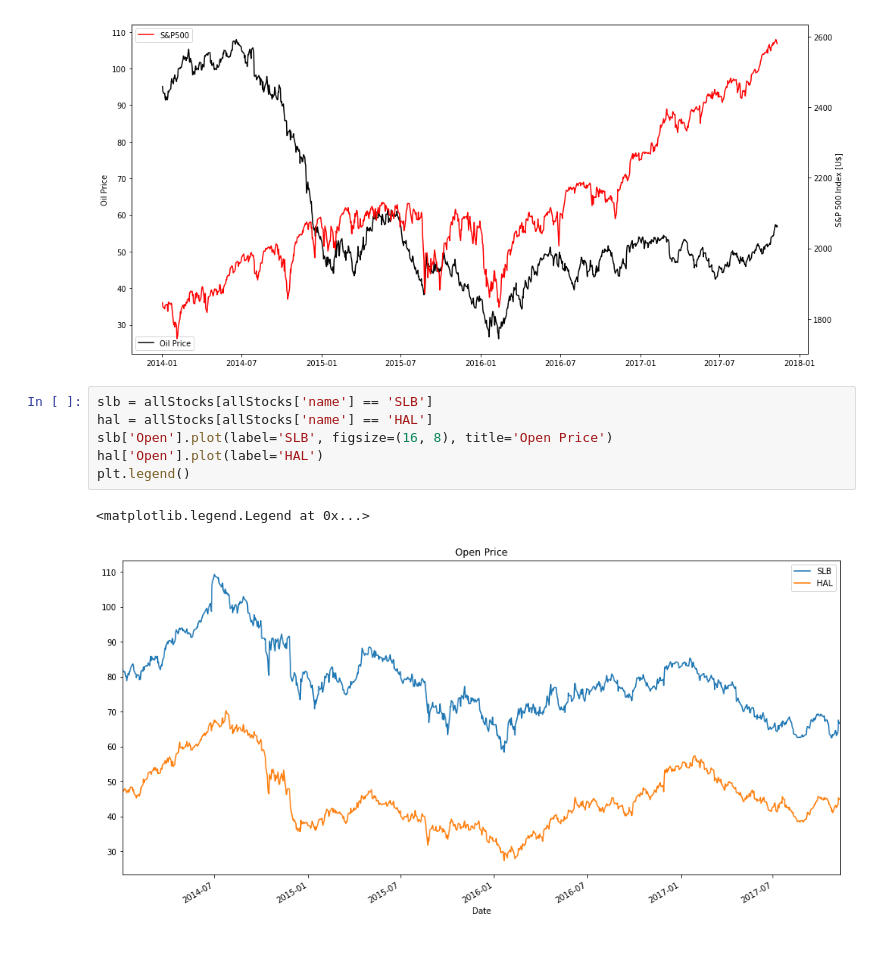
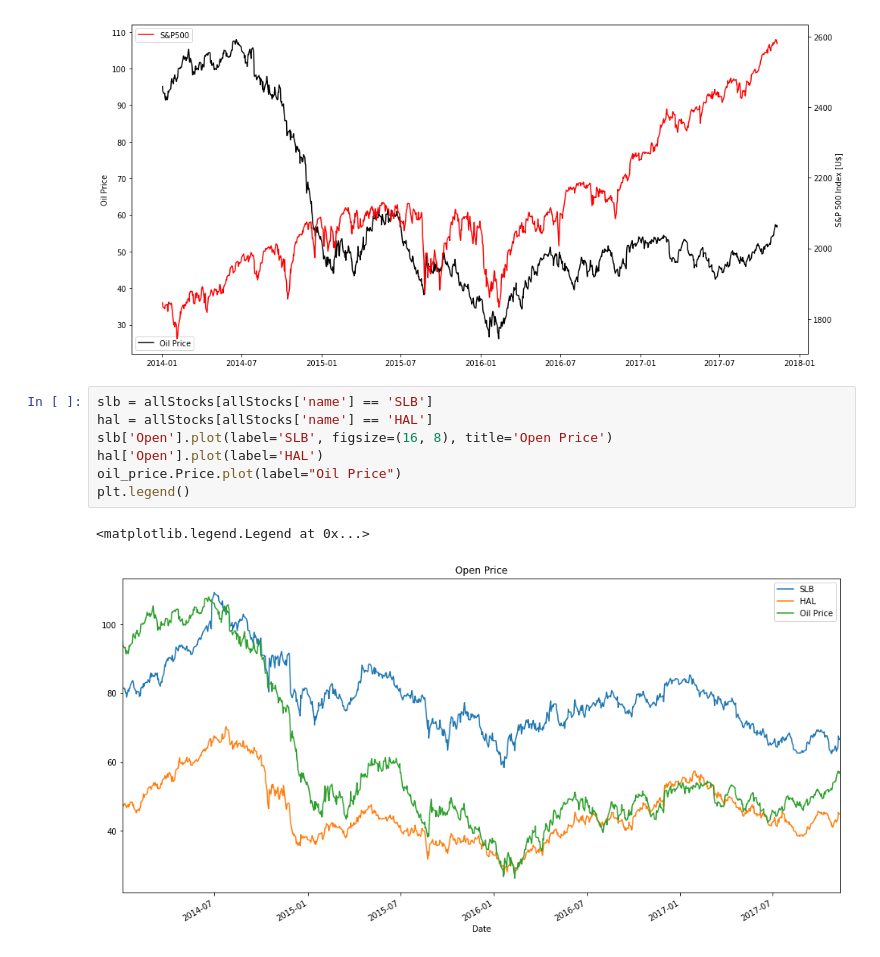
Before and after one commit to scienclick/stocks, a Jupyter notebook: stock.ipynb, the cells around one changed output. Saved outputs shown, nothing was run; the diff lists cells and outputs as text.

```diff
--- a/stock.ipynb
+++ b/stock.ipynb
@@ -124,9 +124,10 @@ figsize=(16, 8)
 # %%
 slb = allStocks[allStocks['name'] == 'SLB']
 hal = allStocks[allStocks['name'] == 'HAL']
 slb['Open'].plot(label='SLB', figsize=(16, 8), title='Open Price')
 hal['Open'].plot(label='HAL')
+oil_price.Price.plot(label="Oil Price")
 plt.legend()
 # %% [output]
 <matplotlib.legend.Legend at 0x...>
-[figure, old version]
+[figure, new version]
```
